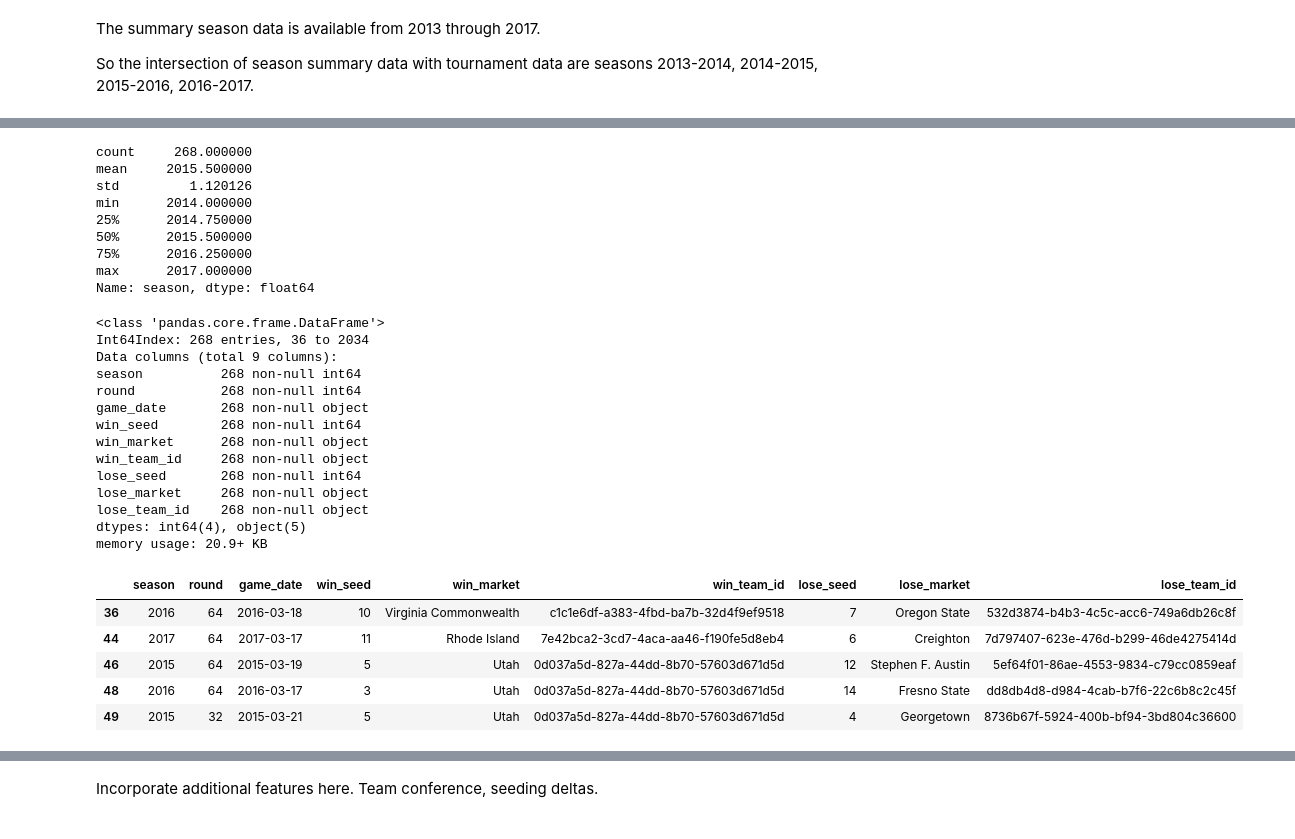
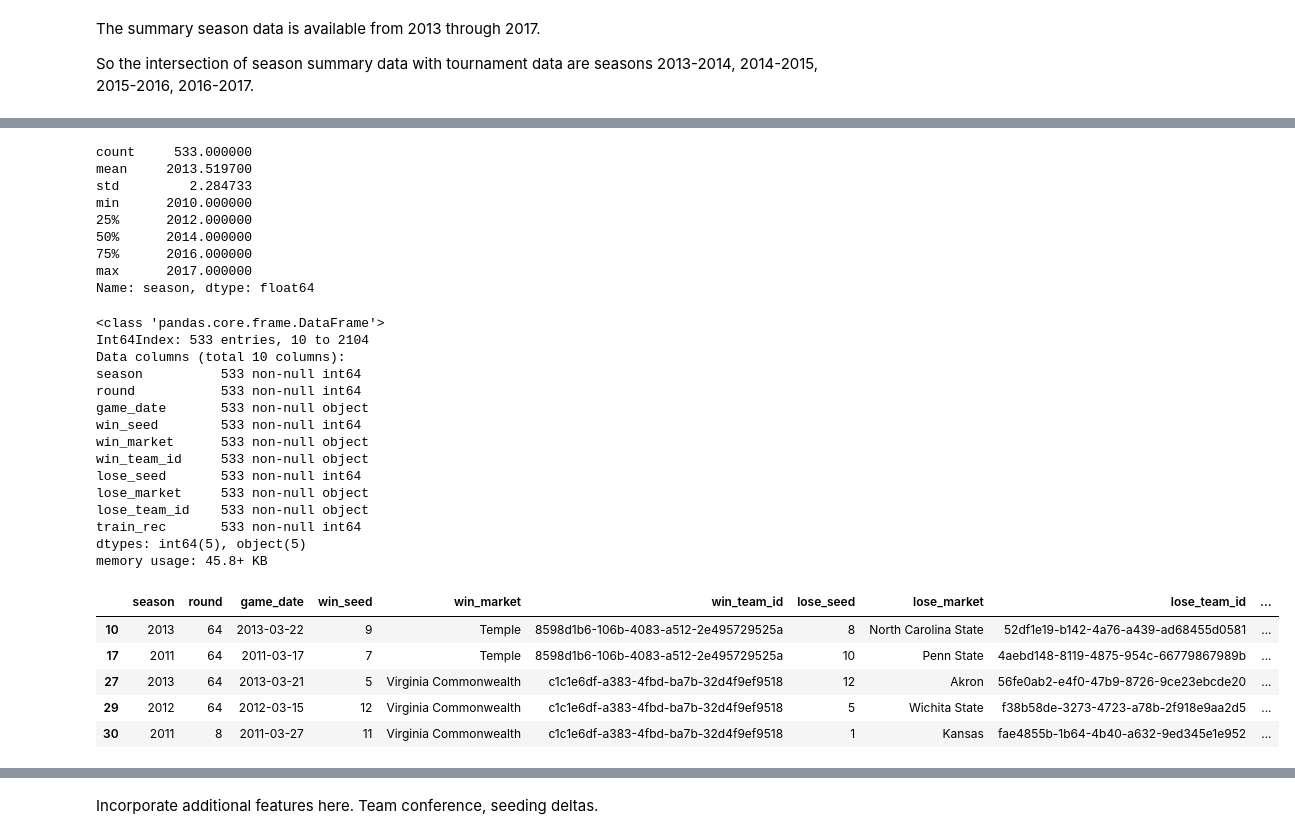
Before and after one commit to chipk215/ncaa_basketball, a Jupyter notebook: Tournament_Model_LR-Delta.ipynb, the cells around one changed output, grey strips where cells are left out. Drawn from its saved outputs; the diff is of its cells as text; code cells hidden in the pictures.

```diff
--- a/Tournament_Model_LR-Delta.ipynb
+++ b/Tournament_Model_LR-Delta.ipynb
@@ -144,7 +139,7 @@ tourney_data = pd.read_csv('tournament_results.csv')
 tourney_data.drop(columns=['days_from_epoch','day','num_ot','academic_year','win_region','win_alias','lose_region',
                            'lose_alias','lose_code_ncaa','win_school_ncaa','win_code_ncaa','win_name','lose_name',
                            'win_pts','win_kaggle_team_id','lose_school_ncaa','lose_kaggle_team_id','lose_pts'],inplace=True)
-
+tourney_data['train_rec'] = 0
 tourney_data.info()
 # %% [output]
 <class 'pandas.core.frame.DataFrame'>
@@ -233,43 +216,44 @@ Name: season, dtype: float64
 # %%
-tourney_data = tourney_data[tourney_data['season'] >= 2014]
+tourney_data = tourney_data[tourney_data['season'] >= 2010]
 tourney_data.describe()['season']
 # %% [output]
-count     268.000000
-mean     2015.500000
-std         1.120126
-min      2014.000000
-25%      2014.750000
-50%      2015.500000
-75%      2016.250000
+count     533.000000
+mean     2013.519700
+std         2.284733
+min      2010.000000
+25%      2012.000000
+50%      2014.000000
+75%      2016.000000
 max      2017.000000
 Name: season, dtype: float64
 # %%
 tourney_data.info()
 # %% [output]
 <class 'pandas.core.frame.DataFrame'>
-Int64Index: 268 entries, 36 to 2034
-Data columns (total 9 columns):
-season          268 non-null int64
-round           268 non-null int64
-game_date       268 non-null object
-win_seed        268 non-null int64
-win_market      268 non-null object
-win_team_id     268 non-null object
-lose_seed       268 non-null int64
-lose_market     268 non-null object
-lose_team_id    268 non-null object
-dtypes: int64(4), object(5)
-memory usage: 20.9+ KB
+Int64Index: 533 entries, 10 to 2104
+Data columns (total 10 columns):
+season          533 non-null int64
+round           533 non-null int64
+game_date       533 non-null object
+win_seed        533 non-null int64
+win_market      533 non-null object
+win_team_id     533 non-null object
+lose_seed       533 non-null int64
+lose_market     533 non-null object
+lose_team_id    533 non-null object
+train_rec       533 non-null int64
+dtypes: int64(5), object(5)
+memory usage: 45.8+ KB
 # %%
-tourney_data.reset_index()
+
 tourney_data.head()
 # %% [output]
-|  | season | round | game_date | win_seed | win_market | win_team_id | lose_seed | lose_market | lose_team_id |
-| 36 | 2016 | 64 | 2016-03-18 | 10 | Virginia Commonwealth | c1c1e6df-a383-4fbd-ba7b-32d4f9ef9518 | 7 | Oregon State | 532d3874-b4b3-4c5c-acc6-749a6db26c8f |
-| 44 | 2017 | 64 | 2017-03-17 | 11 | Rhode Island | 7e42bca2-3cd7-4aca-aa46-f190fe5d8eb4 | 6 | Creighton | 7d797407-623e-476d-b299-46de4275414d |
-| 46 | 2015 | 64 | 2015-03-19 | 5 | Utah | 0d037a5d-827a-44dd-8b70-57603d671d5d | 12 | Stephen F. Austin | 5ef64f01-86ae-4553-9834-c79cc0859eaf |
-| 48 | 2016 | 64 | 2016-03-17 | 3 | Utah | 0d037a5d-827a-44dd-8b70-57603d671d5d | 14 | Fresno State | dd8db4d8-d984-4cab-b7f6-22c6b8c2c45f |
-| 49 | 2015 | 32 | 2015-03-21 | 5 | Utah | 0d037a5d-827a-44dd-8b70-57603d671d5d | 4 | Georgetown | 8736b67f-5924-400b-bf94-3bd804c36600 |
+|  | season | round | game_date | win_seed | win_market | win_team_id | lose_seed | lose_market | lose_team_id | ... |
+| 10 | 2013 | 64 | 2013-03-22 | 9 | Temple | 8598d1b6-106b-4083-a512-2e495729525a | 8 | North Carolina State | 52df1e19-b142-4a76-a439-ad68455d0581 | ... |
+| 17 | 2011 | 64 | 2011-03-17 | 7 | Temple | 8598d1b6-106b-4083-a512-2e495729525a | 10 | Penn State | 4aebd148-8119-4875-954c-66779867989b | ... |
+| 27 | 2013 | 64 | 2013-03-21 | 5 | Virginia Commonwealth | c1c1e6df-a383-4fbd-ba7b-32d4f9ef9518 | 12 | Akron | 56fe0ab2-e4f0-47b9-8726-9ce23ebcde20 | ... |
+| 29 | 2012 | 64 | 2012-03-15 | 12 | Virginia Commonwealth | c1c1e6df-a383-4fbd-ba7b-32d4f9ef9518 | 5 | Wichita State | f38b58de-3273-4723-a78b-2f918e9aa2d5 | ... |
+| 30 | 2011 | 8 | 2011-03-27 | 11 | Virginia Commonwealth | c1c1e6df-a383-4fbd-ba7b-32d4f9ef9518 | 1 | Kansas | fae4855b-1b64-4b40-a632-9ed345e1e952 | ... |
 # %%
 # recode the tourney data so that the teams are not marked with  win/lose status and the game result is encoded as a binary
 tourney_data['game_result'] = 1
```
Also changed, not shown: parts of 29 cells of this notebook, 7 other files.
